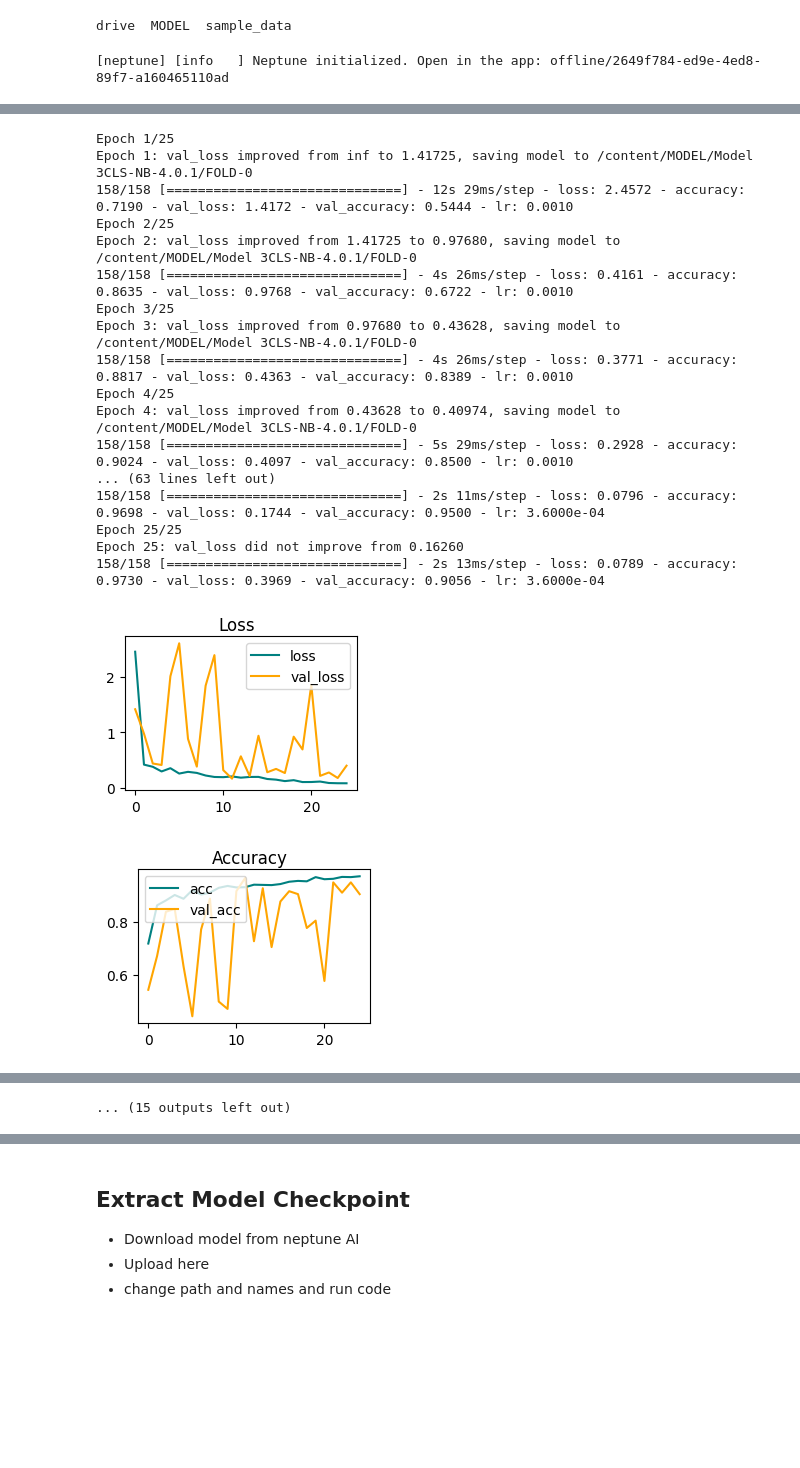
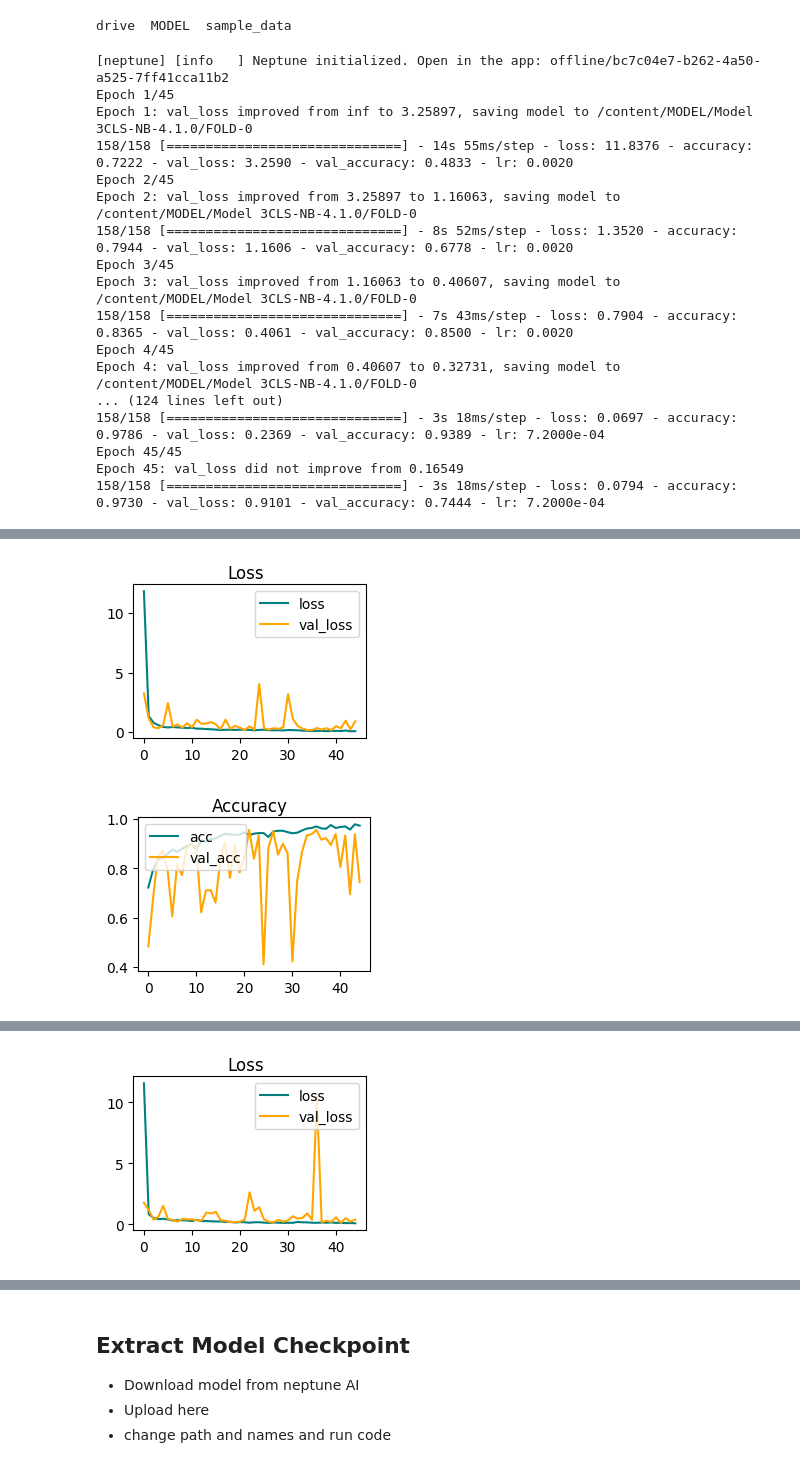
Before and after one commit to RiceWater/New-Thesis-KFold-3CLS, a Jupyter notebook: Kaggle_3CLS_No_Building.ipynb, the cells around one changed output, grey strips where cells are left out. Cells and saved outputs as stored; diff of their text form; code cells hidden in the pictures; blank space fills up the shorter version.

```diff
--- a/Kaggle_3CLS_No_Building.ipynb
+++ b/Kaggle_3CLS_No_Building.ipynb
@@ -141,25 +141,31 @@ def make_model(params):
     model.add(RandomFlip(mode='horizontal', seed=1, input_shape=(256,256,3)))
     model.add(RandomRotation(factor=0.2, seed=1))
 
-    model.add(Conv2D(input_shape=(256,256,3), filters=16, kernel_size=(3,3), padding="same"))
-    model.add(BatchNormalization())
+    model.add(Conv2D(input_shape=(256,256,3), filters=32, kernel_size=(3,3), padding="same"))
+    model.add(BatchNormalization(epsilon=0.0001))
     model.add(ReLU())
     model.add(MaxPooling2D())
 
-    model.add(Conv2D(filters=16, kernel_size=(3,3), padding="same"))
-    model.add(BatchNormalization())
+    model.add(Conv2D(filters=64, kernel_size=(3,3), padding="same"))
+    model.add(BatchNormalization(epsilon=0.0001))
     model.add(ReLU())
     model.add(MaxPooling2D())
 
-    model.add(Conv2D(filters=32, kernel_size=(3,3), padding="same"))
-    model.add(BatchNormalization())
+    model.add(Conv2D(filters=128, kernel_size=(3,3), padding="same"))
+    model.add(BatchNormalization(epsilon=0.0001))
+    model.add(ReLU())
+    model.add(MaxPooling2D())
+
+    model.add(Conv2D(filters=256, kernel_size=(3,3), padding="same"))
+    model.add(BatchNormalization(epsilon=0.0001))
     model.add(ReLU())
     model.add(MaxPooling2D())
 
     model.add(Flatten())
     model.add(Dropout(0.2, seed=1))
-    model.add(Dense(units=128,activation="relu"))
-    model.add(Dense(units=64,activation="relu"))
+    model.add(Dense(units=512,activation="relu"))
+    model.add(Dropout(0.2, seed=1))
+    model.add(Dense(units=256,activation="relu"))
 
     model.add(Dense(units=3, activation="softmax"))
 
@@ -180,11 +186,11 @@ def create_callbacks(counter):
                                                                  save_best_only=True,
                                                                  verbose=1)
     es_callback = tf.keras.callbacks.EarlyStopping(monitor='val_loss',
-                                                   patience=15,
+                                                   patience=23,
                                                   )
     reduce_lr = tf.keras.callbacks.ReduceLROnPlateau(monitor='val_loss',
                                                          factor=0.6,
-                                                         patience=5,
+                                                         patience=10,
                                                          min_delta=0.001,
                                                          mode='auto',
                                                          verbose=1)
@@ -270,8 +276,8 @@ kfold = StratifiedKFold(n_splits=8, shuffle=True, random_state=1)
 project_name='New-Thesis/Kaggle-3Cls-No-Building'
 # %%
 params = {
-    "lr": 0.001,
-    "epochs": 25,
+    "lr": 0.002,
+    "epochs": 45,
     "batch_size": 8}
 
 precisions = []
@@ -369,4 +375,20 @@ with tf.device('/gpu:0'):
     end = perf_counter()
     print(f'Total Training Time: {math.floor((end-start)/3600) } hour(s) and {math.floor((end-start)/60)%60} mins')
 # %% [output]
-[neptune] [info   ] Neptune initialized. Open in the app: offline/2649f784-ed9e-4ed8-89f7-a160465110ad
+[neptune] [info   ] Neptune initialized. Open in the app: offline/bc7c04e7-b262-4a50-a525-7ff41cca11b2
+Epoch 1/45
+Epoch 1: val_loss improved from inf to 3.25897, saving model to /content/MODEL/Model 3CLS-NB-4.1.0/FOLD-0
+158/158 [==============================] - 14s 55ms/step - loss: 11.8376 - accuracy: 0.7222 - val_loss: 3.2590 - val_accuracy: 0.4833 - lr: 0.0020
+Epoch 2/45
+Epoch 2: val_loss improved from 3.25897 to 1.16063, saving model to /content/MODEL/Model 3CLS-NB-4.1.0/FOLD-0
+158/158 [==============================] - 8s 52ms/step - loss: 1.3520 - accuracy: 0.7944 - val_loss: 1.1606 - val_accuracy: 0.6778 - lr: 0.0020
+Epoch 3/45
+Epoch 3: val_loss improved from 1.16063 to 0.40607, saving model to /content/MODEL/Model 3CLS-NB-4.1.0/FOLD-0
+158/158 [==============================] - 7s 43ms/step - loss: 0.7904 - accuracy: 0.8365 - val_loss: 0.4061 - val_accuracy: 0.8500 - lr: 0.0020
+Epoch 4/45
+Epoch 4: val_loss improved from 0.40607 to 0.32731, saving model to /content/MODEL/Model 3CLS-NB-4.1.0/FOLD-0
+... (124 lines left out)
+158/158 [==============================] - 3s 18ms/step - loss: 0.0697 - accuracy: 0.9786 - val_loss: 0.2369 - val_accuracy: 0.9389 - lr: 7.2000e-04
+Epoch 45/45
+Epoch 45: val_loss did not improve from 0.16549
+158/158 [==============================] - 3s 18ms/step - loss: 0.0794 - accuracy: 0.9730 - val_loss: 0.9101 - val_accuracy: 0.7444 - lr: 7.2000e-04
@@ -374,19 +395,2 @@ with tf.device('/gpu:0'):
-Epoch 1/25
-Epoch 1: val_loss improved from inf to 1.41725, saving model to /content/MODEL/Model 3CLS-NB-4.0.1/FOLD-0
-158/158 [==============================] - 12s 29ms/step - loss: 2.4572 - accuracy: 0.7190 - val_loss: 1.4172 - val_accuracy: 0.5444 - lr: 0.0010
-Epoch 2/25
-Epoch 2: val_loss improved from 1.41725 to 0.97680, saving model to /content/MODEL/Model 3CLS-NB-4.0.1/FOLD-0
-158/158 [==============================] - 4s 26ms/step - loss: 0.4161 - accuracy: 0.8635 - val_loss: 0.9768 - val_accuracy: 0.6722 - lr: 0.0010
-Epoch 3/25
-Epoch 3: val_loss improved from 0.97680 to 0.43628, saving model to /content/MODEL/Model 3CLS-NB-4.0.1/FOLD-0
-158/158 [==============================] - 4s 26ms/step - loss: 0.3771 - accuracy: 0.8817 - val_loss: 0.4363 - val_accuracy: 0.8389 - lr: 0.0010
-Epoch 4/25
-Epoch 4: val_loss improved from 0.43628 to 0.40974, saving model to /content/MODEL/Model 3CLS-NB-4.0.1/FOLD-0
-158/158 [==============================] - 5s 29ms/step - loss: 0.2928 - accuracy: 0.9024 - val_loss: 0.4097 - val_accuracy: 0.8500 - lr: 0.0010
-... (63 lines left out)
-158/158 [==============================] - 2s 11ms/step - loss: 0.0796 - accuracy: 0.9698 - val_loss: 0.1744 - val_accuracy: 0.9500 - lr: 3.6000e-04
-Epoch 25/25
-Epoch 25: val_loss did not improve from 0.16260
-158/158 [==============================] - 2s 13ms/step - loss: 0.0789 - accuracy: 0.9730 - val_loss: 0.3969 - val_accuracy: 0.9056 - lr: 3.6000e-04
-[figure, old version]
+[figure, new version]
-[figure, old version]
+[figure, new version]
@@ -448 +434,0 @@ Epoch 25: val_loss did not improve from 0.11438
-... (15 outputs left out)
@@ -448,0 +452 @@ Epoch 25: val_loss did not improve from 0.11438
+[figure, added]
```
Also changed, not shown: parts of 6 cells of this notebook.
